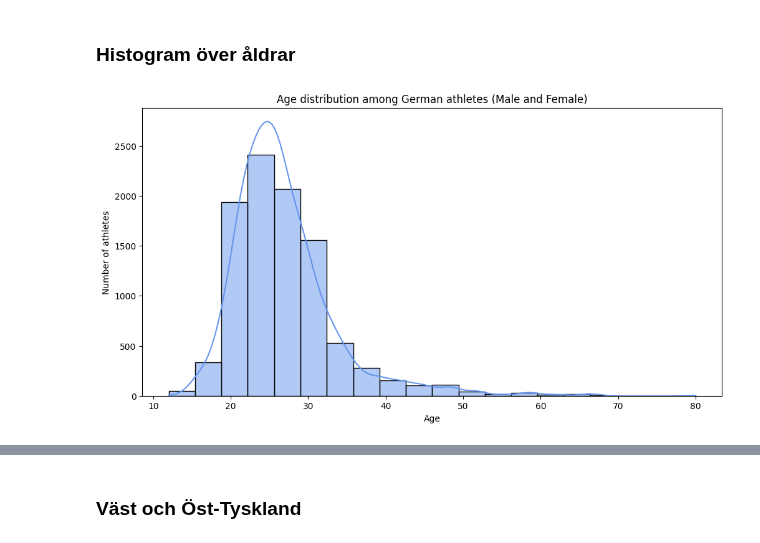
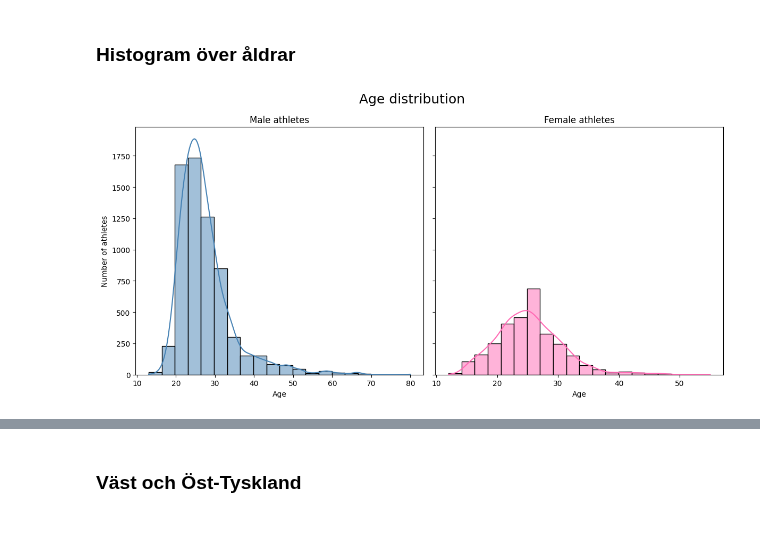
Before and after one commit to SebastianPetersson/Project_OS, a Jupyter notebook: Projekt_OS_Tyskland.ipynb, the cells around one changed output, grey strips where cells are left out. Drawn from its saved outputs; the diff is of its cells as text; code cells hidden in the pictures.

Commit message:
Ändrat histogrammet över åldrar

```diff
--- a/Projekt_OS_Tyskland.ipynb
+++ b/Projekt_OS_Tyskland.ipynb
@@ -42,12 +42,22 @@ Functions.medals_each_year(olympics, ["GER", "GDR", "FRG"], "Number of Medals pe
 ### Histogram över åldrar
 # %%
 germany_age = germany[germany['Age'].notna()]
+male = germany_age[germany_age['Sex'] == 'M']
+female = germany_age[germany_age['Sex'] == 'F']
 
-plt.figure(figsize=(12,6))
-sns.histplot(data=germany_age, x='Age', bins=20, kde=True, color='cornflowerblue')
-plt.title('Age distribution among German athletes (Male and Female)')
-plt.xlabel('Age')
-plt.ylabel('Number of athletes')
-plt.show()
+fig, axes = plt.subplots(1, 2, figsize=(12,6), sharey=True)
+
+sns.histplot(male['Age'], bins=20, kde=True, color='steelblue', ax=axes[0])
+axes[0].set_title('Male athletes')
+
+sns.histplot(female['Age'], bins=20, kde=True, color='hotpink', ax=axes[1])
+axes[1].set_title('Female athletes')
+
+for ax in axes:
+    ax.set_xlabel('Age')
+    ax.set_ylabel('Number of athletes')
+
+plt.suptitle('Age distribution', fontsize=18)
+plt.tight_layout()
 # %% [output]
-[figure, old version]
+[figure, new version]
```
Also changed, not shown: parts of 1 cell of this notebook.
